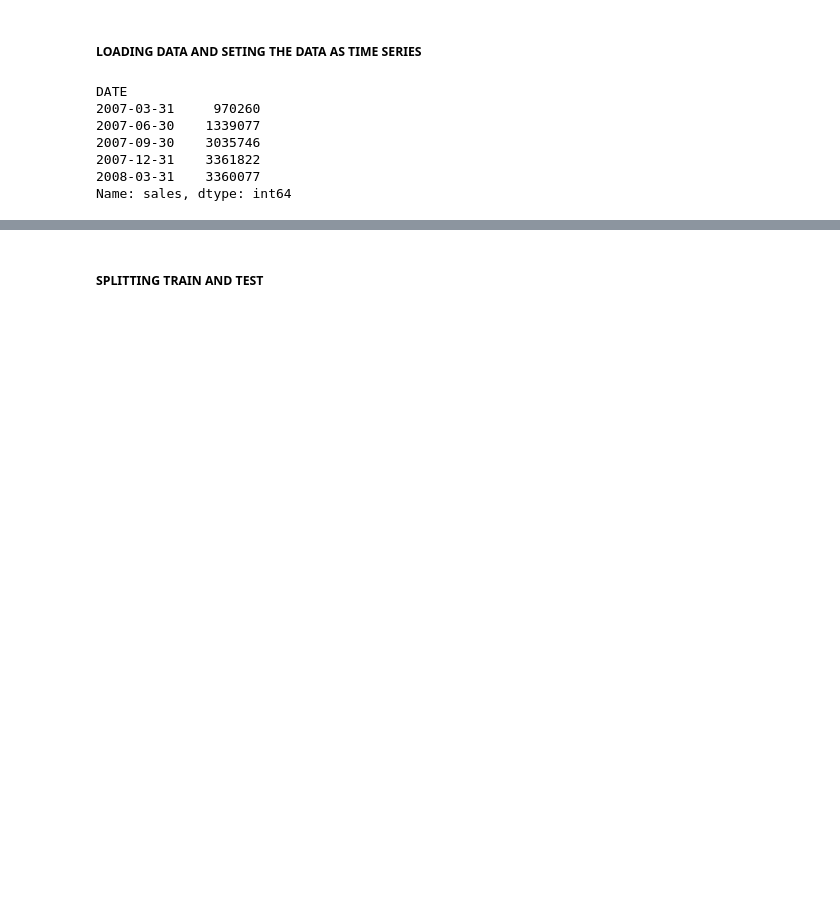
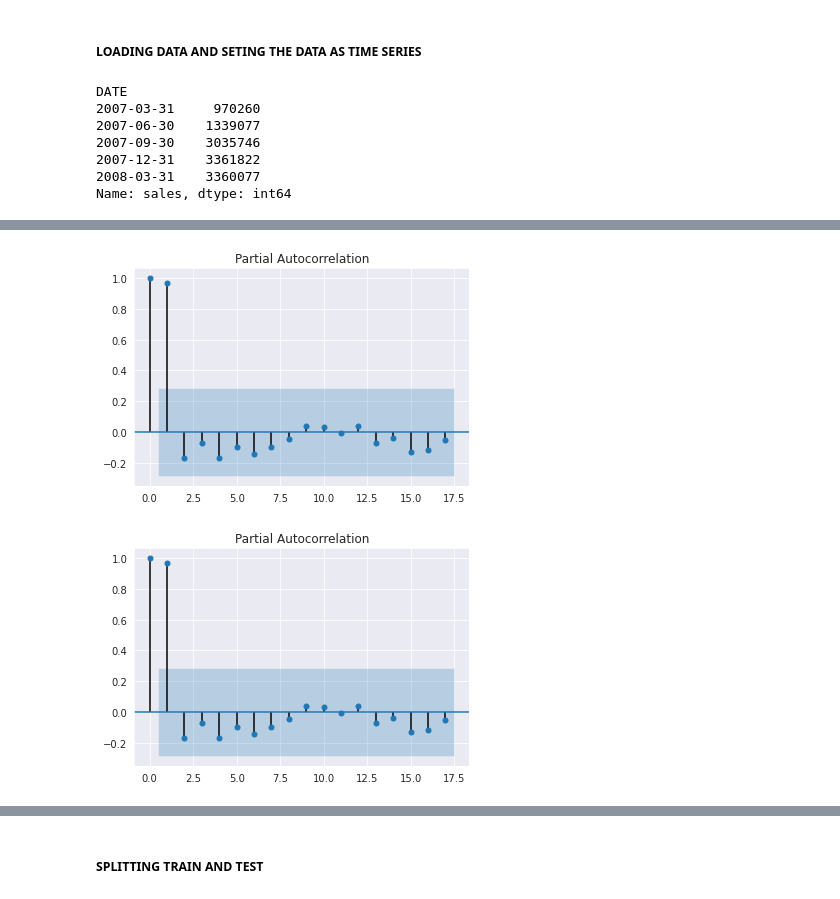
Before and after one commit to anaypess/Forecasting, a Jupyter notebook: Forecasting.ipynb, the cells around one changed output, grey strips where cells are left out. Cells and saved outputs as stored; diff of their text form; code cells hidden in the pictures; blank space fills up the shorter version.

```diff
--- a/Forecasting.ipynb
+++ b/Forecasting.ipynb
@@ -41,0 +163,6 @@ Name: sales, dtype: int64
+# %%
+from statsmodels.graphics.tsaplots import plot_pacf
+plot_pacf(ts)
+# %% [output]
+[figure, added]
+[figure, added]
```
Also changed, not shown: parts of 38 cells of this notebook.
